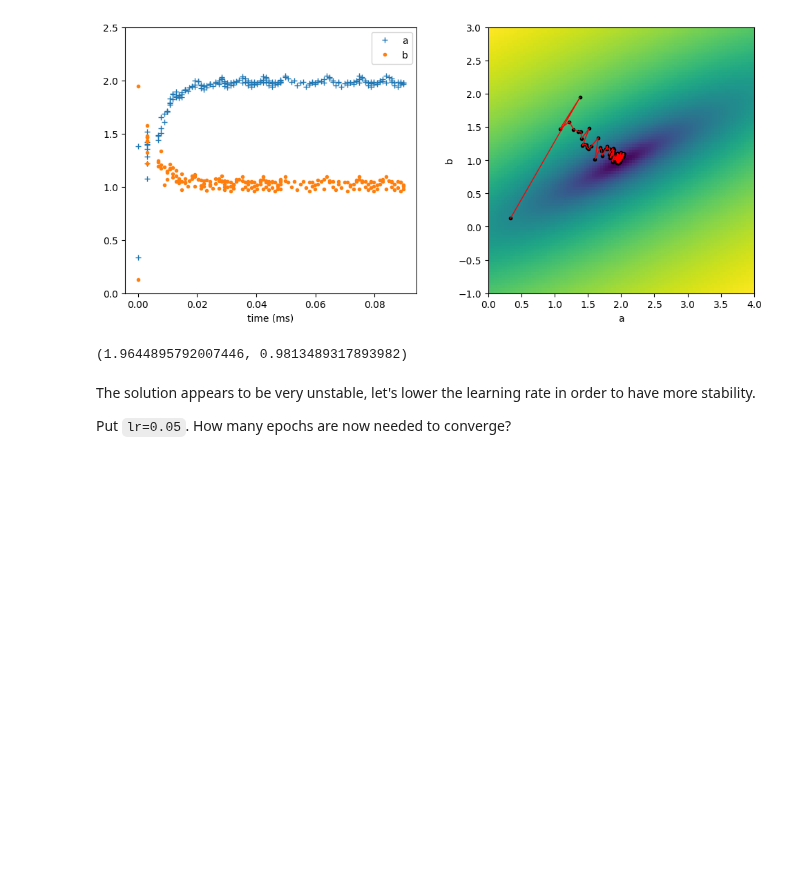
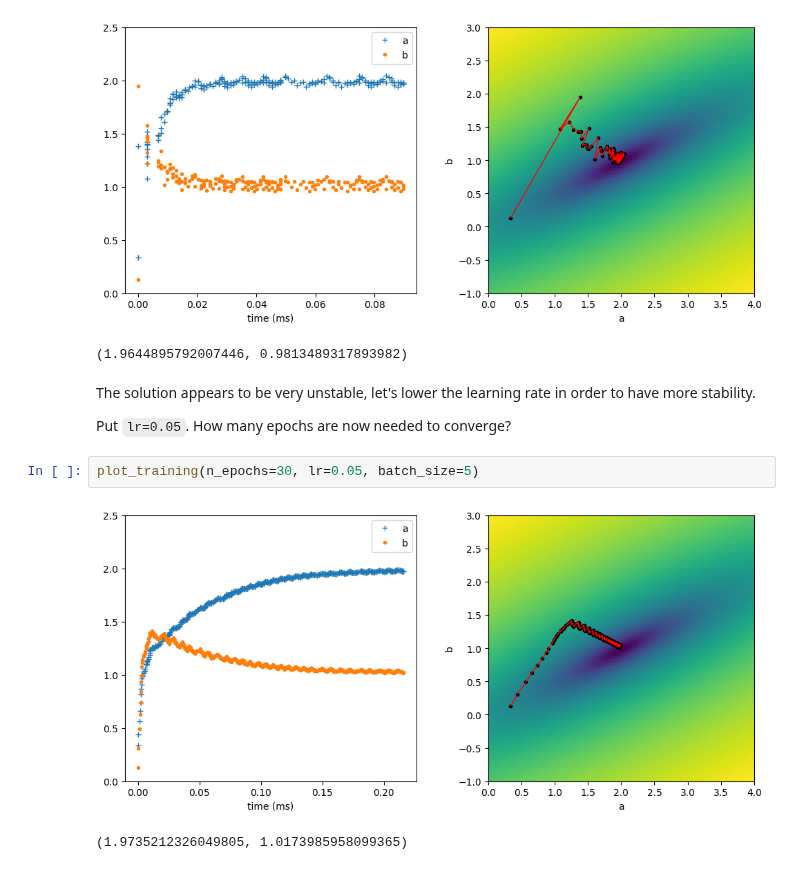
Before and after one commit to PRF-Development/DataAnalysisExtras, a Jupyter notebook: BOL.ipynb, the cells around one changed output. Saved outputs shown, nothing was run; the diff lists cells and outputs as text; blank space fills up the shorter version.

```diff
--- a/BOL.ipynb
+++ b/BOL.ipynb
@@ -226,3 +226,8 @@ The solution appears to be very unstable, let's lower the learning rate in order
 
 Put `lr=0.05`.
 How many epochs are now needed to converge?
+# %%
+plot_training(n_epochs=30, lr=0.05, batch_size=5)
+# %% [output]
+[figure, added]
+(1.9735212326049805, 1.0173985958099365)
```
